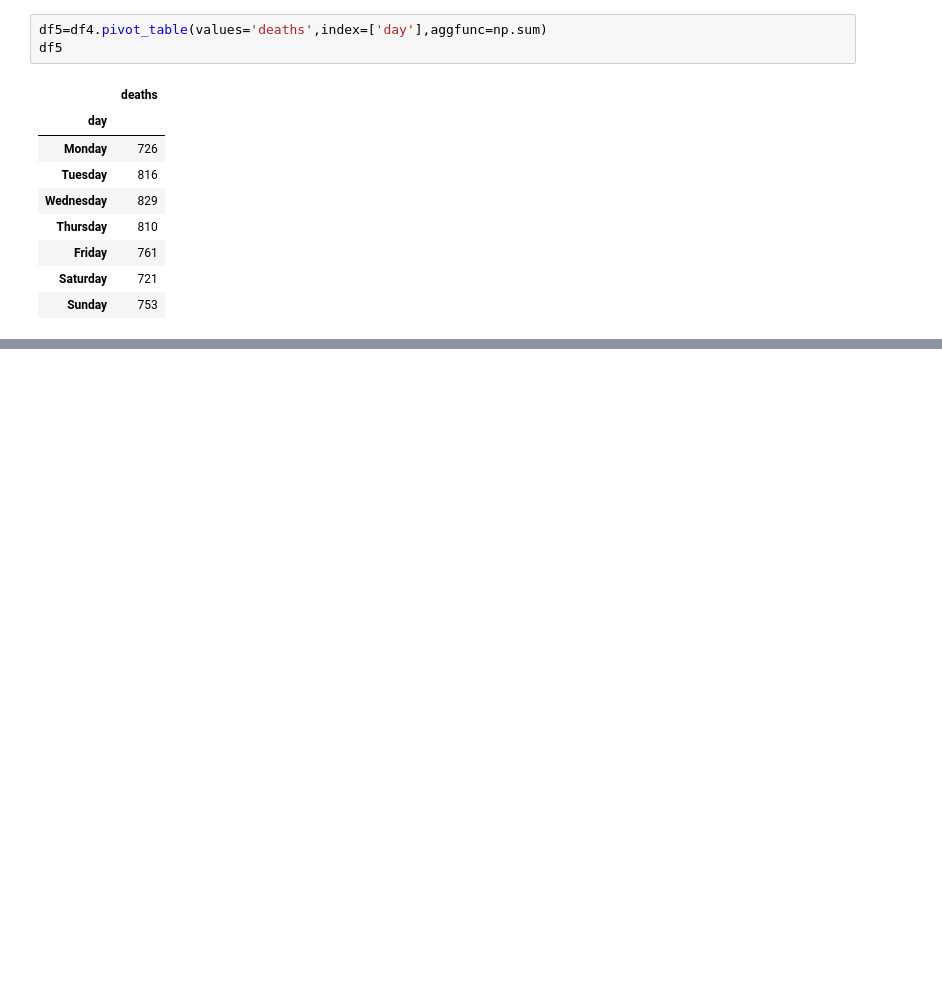
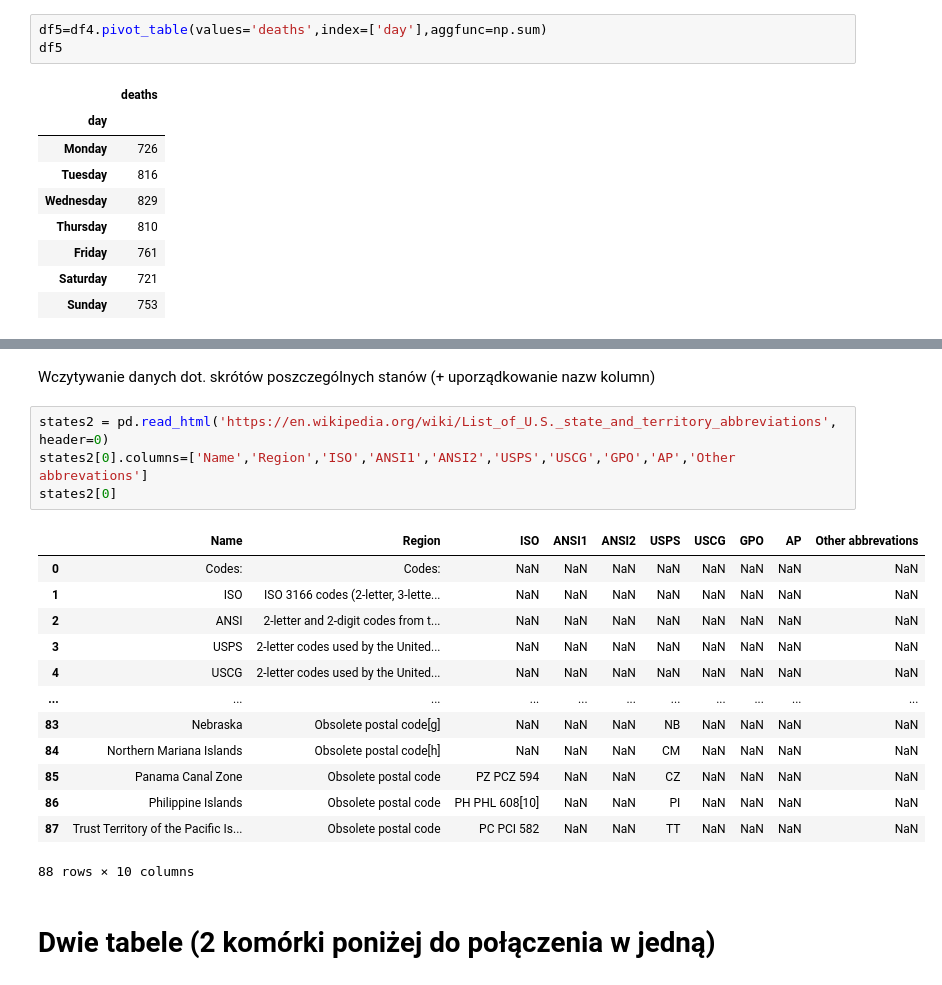
Before and after one commit to jakubziom/Fatal_Police_Interventions, a Jupyter notebook: fatal_police_interventions.ipynb, the cells around one changed output, grey strips where cells are left out. Saved outputs shown, nothing was run; the diff lists cells and outputs as text; blank space fills up the shorter version.

```diff
--- a/fatal_police_interventions.ipynb
+++ b/fatal_police_interventions.ipynb
@@ -200,0 +228,22 @@ ax=df5.unstack(level=0).plot(kind='bar',subplots=True, rot=90,width=0.5)
+# %% [markdown]
+Wczytywanie danych dot. skrótów poszczególnych stanów (+ uporządkowanie nazw kolumn)
+# %%
+states2 = pd.read_html('https://en.wikipedia.org/wiki/List_of_U.S._state_and_territory_abbreviations', header=0)
+states2[0].columns=['Name','Region','ISO','ANSI1','ANSI2','USPS','USCG','GPO','AP','Other abbrevations']
+states2[0]
+# %% [output]
+|  | Name | Region | ISO | ANSI1 | ANSI2 | USPS | USCG | GPO | AP | Other abbrevations |
+| 0 | Codes: | Codes: | NaN | NaN | NaN | NaN | NaN | NaN | NaN | NaN |
+| 1 | ISO | ISO 3166 codes (2-letter, 3-lette... | NaN | NaN | NaN | NaN | NaN | NaN | NaN | NaN |
+| 2 | ANSI | 2-letter and 2-digit codes from t... | NaN | NaN | NaN | NaN | NaN | NaN | NaN | NaN |
+| 3 | USPS | 2-letter codes used by the United... | NaN | NaN | NaN | NaN | NaN | NaN | NaN | NaN |
+| 4 | USCG | 2-letter codes used by the United... | NaN | NaN | NaN | NaN | NaN | NaN | NaN | NaN |
+| ... | ... | ... | ... | ... | ... | ... | ... | ... | ... | ... |
+| 83 | Nebraska | Obsolete postal code[g] | NaN | NaN | NaN | NB | NaN | NaN | NaN | NaN |
+| 84 | Northern Mariana Islands | Obsolete postal code[h] | NaN | NaN | NaN | CM | NaN | NaN | NaN | NaN |
+| 85 | Panama Canal Zone | Obsolete postal code | PZ PCZ 594 | NaN | NaN | CZ | NaN | NaN | NaN | NaN |
+| 86 | Philippine Islands | Obsolete postal code | PH PHL 608[10] | NaN | NaN | PI | NaN | NaN | NaN | NaN |
+| 87 | Trust Territory of the Pacific Is... | Obsolete postal code | PC PCI 582 | NaN | NaN | TT | NaN | NaN | NaN | NaN |
+88 rows × 10 columns
+# %% [markdown]
+# Dwie tabele (2 komórki poniżej do połączenia w jedną)
```
Also changed, not shown: parts of 30 cells of this notebook.
